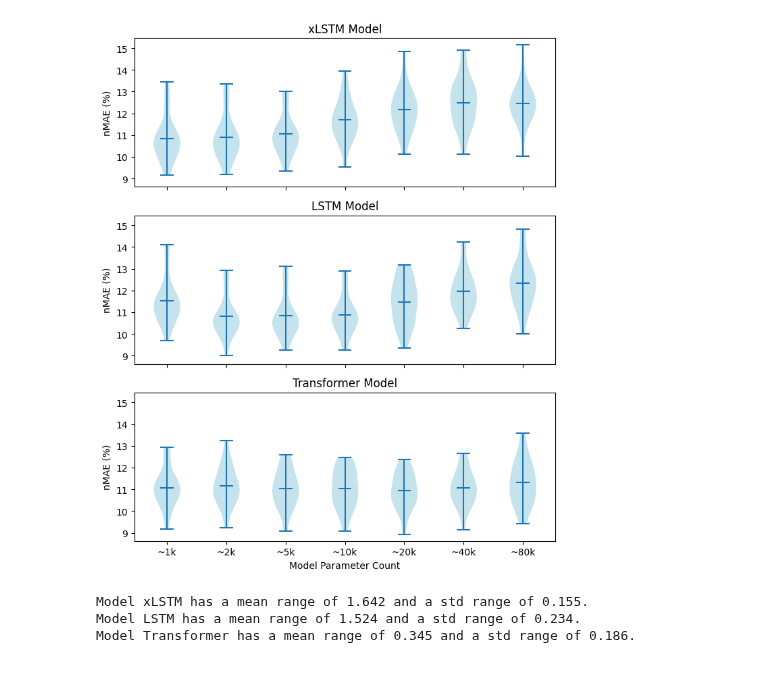
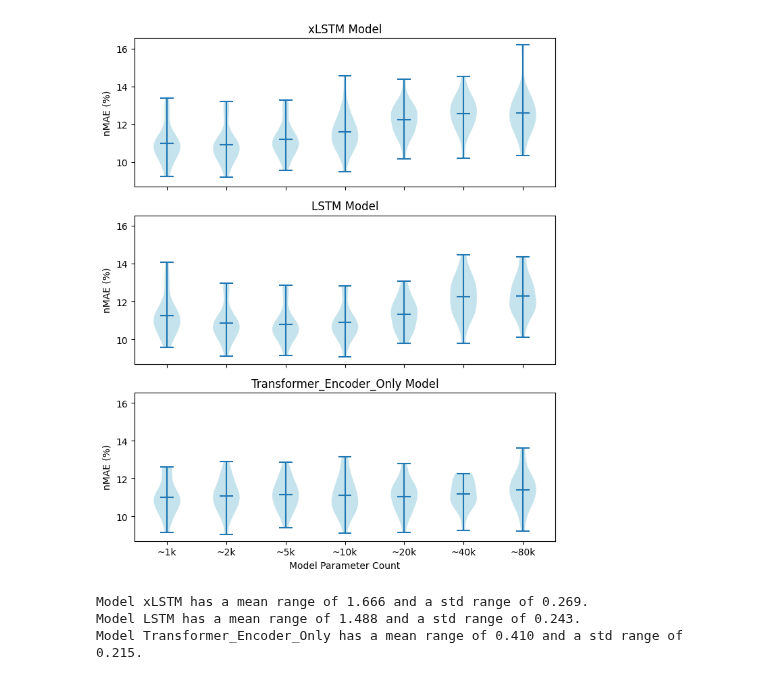
Before and after one commit to erc-fhv/loadforecasting, a Jupyter notebook: scripts/Paper_Illustration.ipynb, the cells around one changed output. Cells and saved outputs as stored; diff of their text form; code cells hidden in the pictures.

```diff
--- a/scripts/Paper_Illustration.ipynb
+++ b/scripts/Paper_Illustration.ipynb
@@ -160,7 +138,7 @@ configs = [
 ]
 
 # Constants and Configuration
-models = ('xLSTM', 'LSTM', 'Transformer', )
+models = ('xLSTM', 'LSTM', 'Transformer_Encoder_Only', )
 configs_with_transfer = configs[0:6]
 configs_without_transfer = configs[6:12]
 training_sizes = ['2', '4', '6', '9', '12', '15']
@@ -283,7 +261,7 @@ configs = [
 ]
 
 # Constants and Configuration
-models = ('xLSTM', 'LSTM', 'Transformer', )
+models = ('xLSTM', 'LSTM', 'Transformer_Encoder_Only', )
 training_sizes = ['~1k', '~2k', '~5k', '~10k', '~20k', '~40k', '~80k']
 
 # Helper function to retrieve full dataset for each configuration and model
@@ -316,37 +294,37 @@ for idx, model in enumerate(models):
     violins = ax.violinplot(data, positions=positions, widths=0.9,
                                     showmeans=True, showextrema=True, showmedians=False)
 
     for pc in violins['bodies']:
         pc.set_facecolor("lightblue")
         # pc.set_edgecolor("black")
         pc.set_alpha(0.7)
 
     # Labels and title
     ax.set_ylabel('nMAE (%)')
     ax.set_title(f"{model} Model")
     # ax.text(0.4, 0.9, f"{model} Model", transform=ax.transAxes, fontsize=16, ha="center", va="center")
     ax.set_xticks(positions)
     ax.set_xticklabels(training_sizes)
     ax.set_axisbelow(True)
 #     ax.grid(True, color="0.9")
 
 axes[-1].set_xlabel('Model Parameter Count')
 plt.tight_layout()
 plt.savefig("scripts/outputs/figs/Fig_performance_over_model_size.pdf", format="pdf", bbox_inches="tight", pad_inches=0.1)
 plt.show()
 
 # plot the deviation in numbers
 for model in models:
         data = np.array(data_per_model[model])
         assert data.shape == (7, 20), f"Unexpected Shape: {data.shape}"
         mean_range = max(np.mean(data, axis=1)) - min(np.mean(data, axis=1))
         std_range = max(np.std(data, axis=1)) - min(np.std(data, axis=1))
         print(f"Model {model} has a mean range of {mean_range:.3f} and a std range of {std_range:.3f}.")
 # %% [output]
-[figure, old version]
+[figure, new version]
-Model xLSTM has a mean range of 1.642 and a std range of 0.155.
-Model LSTM has a mean range of 1.524 and a std range of 0.234.
-Model Transformer has a mean range of 0.345 and a std range of 0.186.
+Model xLSTM has a mean range of 1.666 and a std range of 0.269.
+Model LSTM has a mean range of 1.488 and a std range of 0.243.
+Model Transformer_Encoder_Only has a mean range of 0.410 and a std range of 0.215.
 # %%
 # Compare with and without transfer learning of the given configurations
 #
```
Also changed, not shown: parts of 10 cells of this notebook, 16 other files.
